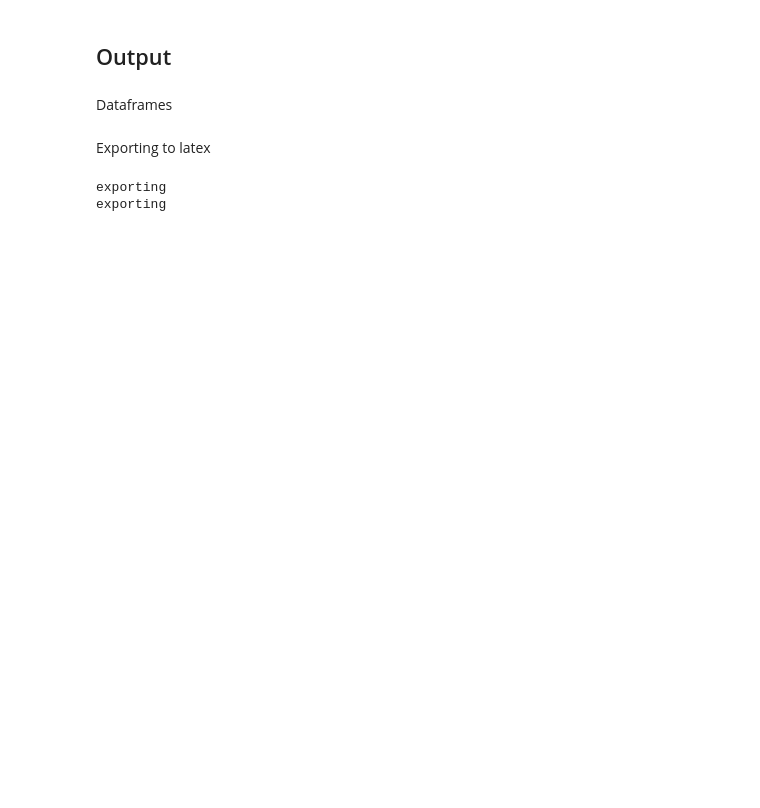
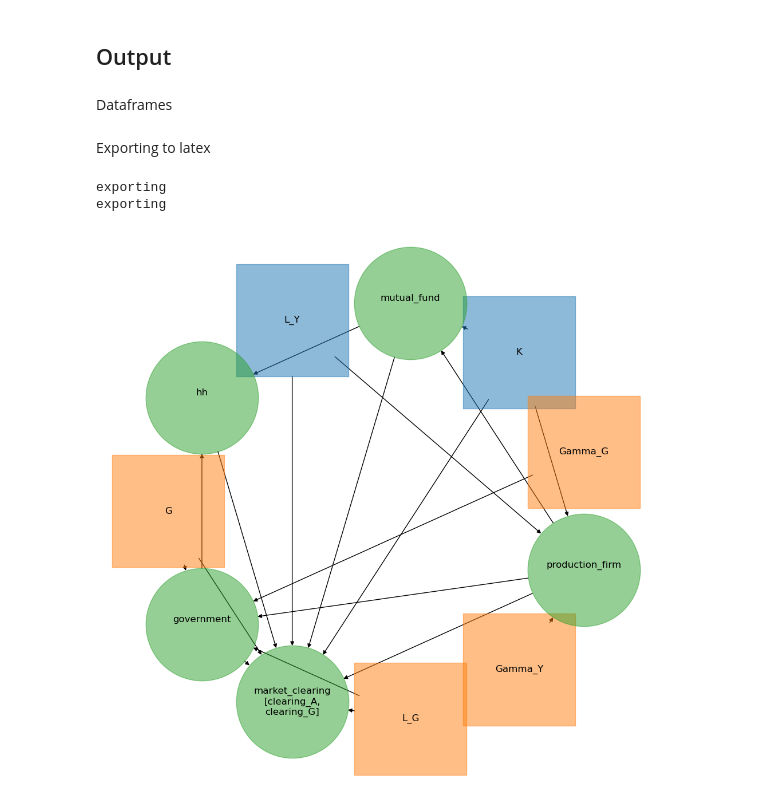
Before and after one commit to funlime/Assignment_2, a Jupyter notebook: Assignment_II/main.ipynb, the cells around one changed output. Drawn from its saved outputs; the diff is of its cells as text; code cells hidden in the pictures; blank space fills up the shorter version.

```diff
--- a/Assignment_II/main.ipynb
+++ b/Assignment_II/main.ipynb
@@ -400,0 +424,5 @@ Text(0.5, 1.0, 'Private production')
+# %%
+Utility = []
+
+for model in [model, model2, model3]:
+    Utility.append(np.sum([par.beta**t * np.sum(model.path.u[t]*model.path.D[t]/np.sum(model.path.D[t])) for t in range(par.T)]))
@@ -413,3 +453,7 @@ func.table_latex(res_df, 'table_res', new_output)
 # %% [output]
 exporting
 exporting
+# %%
+model.draw_DAG()
+# %% [output]
+[figure, added]
```
Also changed, not shown: parts of 20 cells of this notebook, 3 other files.
